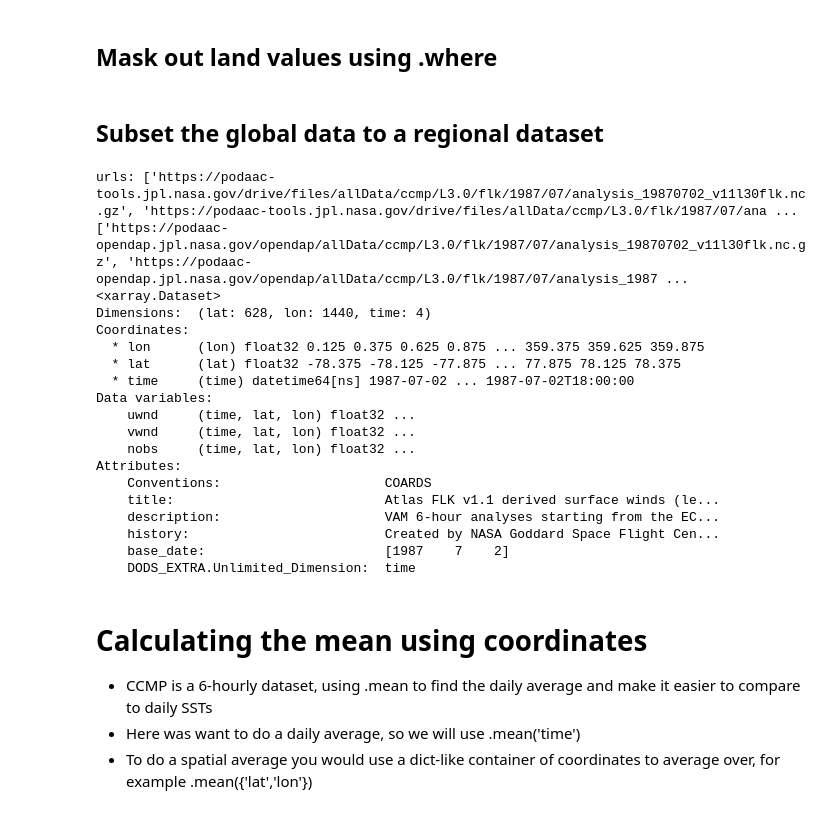
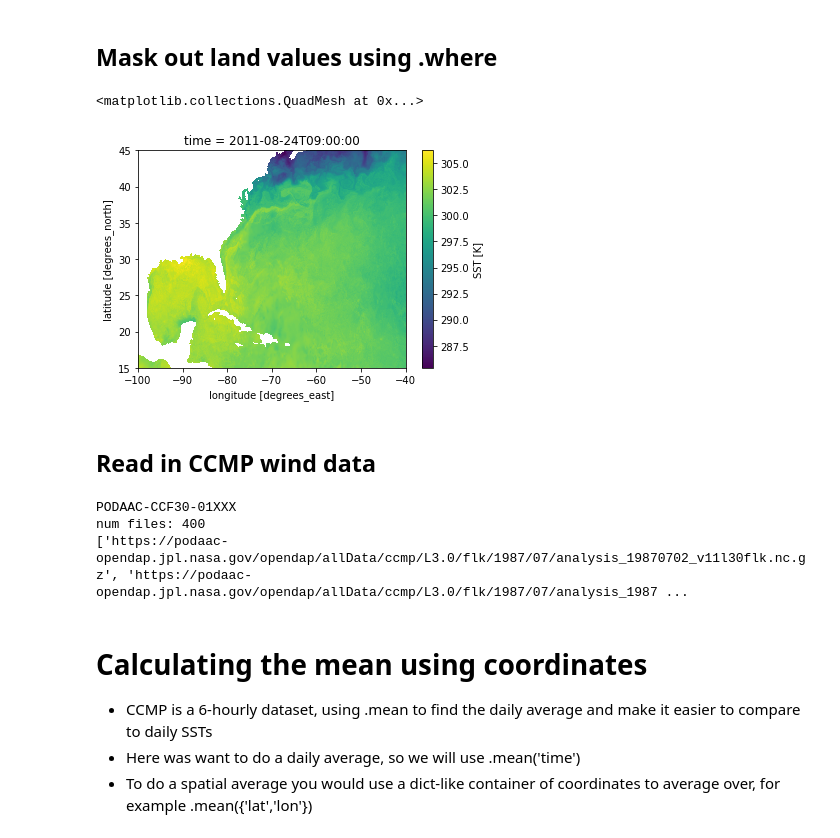
Before and after one commit to cgentemann/cloud_science, a Jupyter notebook: ocean_python_tutorial/Intro_09_Xarray_advanced_hurricane_case_study.ipynb, the cells around one changed output. Saved outputs shown, nothing was run; the diff lists cells and outputs as text; code cells hidden in the pictures.

```diff
--- a/ocean_python_tutorial/Intro_09_Xarray_advanced_hurricane_case_study.ipynb
+++ b/ocean_python_tutorial/Intro_09_Xarray_advanced_hurricane_case_study.ipynb
@@ -178,7 +205,8 @@ ds_sst.mask.plot(ax=axes[1])
 # %% [markdown]
 ## Mask out land values using .where
 # %%
-ds_sst_masked = ds_sst.where(ds_sst.mask==1)
-ds_sst_masked.analysed_sst.plot()
+subset_sst_masked = subset_sst.where(subset_sst.mask==1)
+subset_sst_masked.analysed_sst.plot()
+# %% [output]
+<matplotlib.collections.QuadMesh at 0x...>
+[figure, added]
-# %% [markdown]
-## Subset the global data to a regional dataset
@@ -191,36 +213,27 @@ subset_sst.analysed_sst.plot()
+# %% [markdown]
+## Read in CCMP wind data
 # %%
-#ccmp
-#dresult = p.dataset_search(keyword='ccmp',start_time='2018-09-01T00:00:00Z',end_time='2018-09-15T23:59:59Z')
-gresult = p.granule_search(dataset_id='PODAAC-CCF30-01XXX',start_time='2011-08-15T00:00:00Z',end_time='2011-09-15T23:59:59Z')
-#use podaac drive to find we provide a convenience function which enables easy access to all Drive urls
-#print(gresult)
-urls = d.mine_drive_urls_from_granule_search(granule_search_response=gresult)
-print('urls:',urls)
-urls_wnd = [w.replace('-tools.jpl.nasa.gov/drive/files/', '-opendap.jpl.nasa.gov/opendap/') for w in urls]
+#if you search for ccmp you get all the different products, easier to look up on podaac website
+# the dataset id for the product you want
+dresult = p.dataset_search(keyword='PODAAC-CCF30-01XXX',
+                           start_time='2011-08-24T00:00:00Z',
+                           end_time='2011-09-15T23:59:59Z')
+dataset_id = get_podaac_datasetid(dresult)
+print(dataset_id)
+gresult = p.granule_search(dataset_id=dataset_id,
+                           start_time='2011-08-24T00:00:00Z',
+                           end_time='2011-09-15T23:59:59Z',
+                           items_per_page='400')
+# we provide a convenience function which enables easy access to all Drive urls
+urls_wnd = d.mine_drive_urls_from_granule_search(granule_search_response=gresult)
+
+urls_wnd = [w.replace('-tools.jpl.nasa.gov/drive/files/', '-opendap.jpl.nasa.gov/opendap/') for w in urls_wnd]
+print('num files:',len(urls_wnd))
 print(urls_wnd)
-url = urls_wnd[0]
-ds_wnd = xr.open_dataset(url)
-print(ds_wnd)
 # %% [output]
-urls: ['https://podaac-tools.jpl.nasa.gov/drive/files/allData/ccmp/L3.0/flk/1987/07/analysis_19870702_v11l30flk.nc.gz', 'https://podaac-tools.jpl.nasa.gov/drive/files/allData/ccmp/L3.0/flk/1987/07/ana ...
+PODAAC-CCF30-01XXX
+num files: 400
 ['https://podaac-opendap.jpl.nasa.gov/opendap/allData/ccmp/L3.0/flk/1987/07/analysis_19870702_v11l30flk.nc.gz', 'https://podaac-opendap.jpl.nasa.gov/opendap/allData/ccmp/L3.0/flk/1987/07/analysis_1987 ...
-<xarray.Dataset>
-Dimensions:  (lat: 628, lon: 1440, time: 4)
-Coordinates:
-  * lon      (lon) float32 0.125 0.375 0.625 0.875 ... 359.375 359.625 359.875
-  * lat      (lat) float32 -78.375 -78.125 -77.875 ... 77.875 78.125 78.375
-  * time     (time) datetime64[ns] 1987-07-02 ... 1987-07-02T18:00:00
-Data variables:
-    uwnd     (time, lat, lon) float32 ...
-    vwnd     (time, lat, lon) float32 ...
-    nobs     (time, lat, lon) float32 ...
-Attributes:
-    Conventions:                     COARDS
-    title:                           Atlas FLK v1.1 derived surface winds (le...
-    description:                     VAM 6-hour analyses starting from the EC...
-    history:                         Created by NASA Goddard Space Flight Cen...
-    base_date:                       [1987    7    2]
-    DODS_EXTRA.Unlimited_Dimension:  time
 # %% [markdown]
 # Calculating the mean using coordinates
 * CCMP is a 6-hourly dataset, using .mean to find the daily average and make it easier to compare to daily SSTs
```
Also changed, not shown: parts of 18 cells of this notebook.
